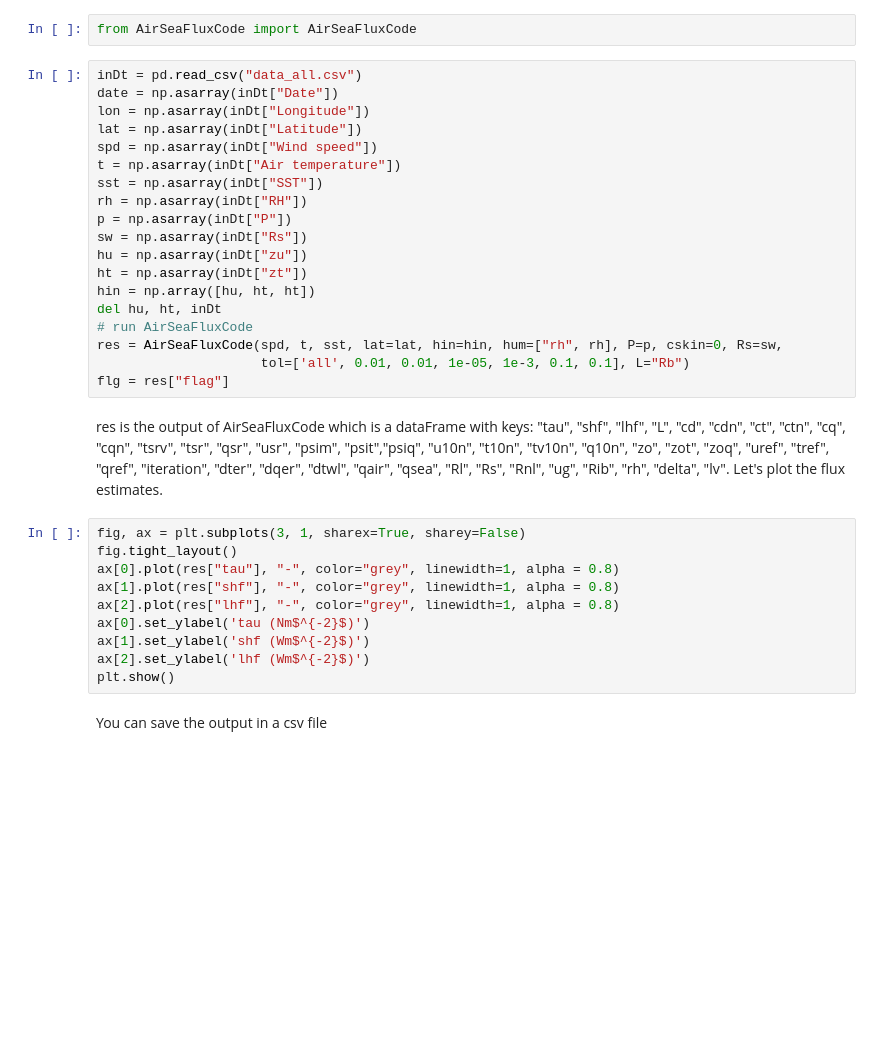
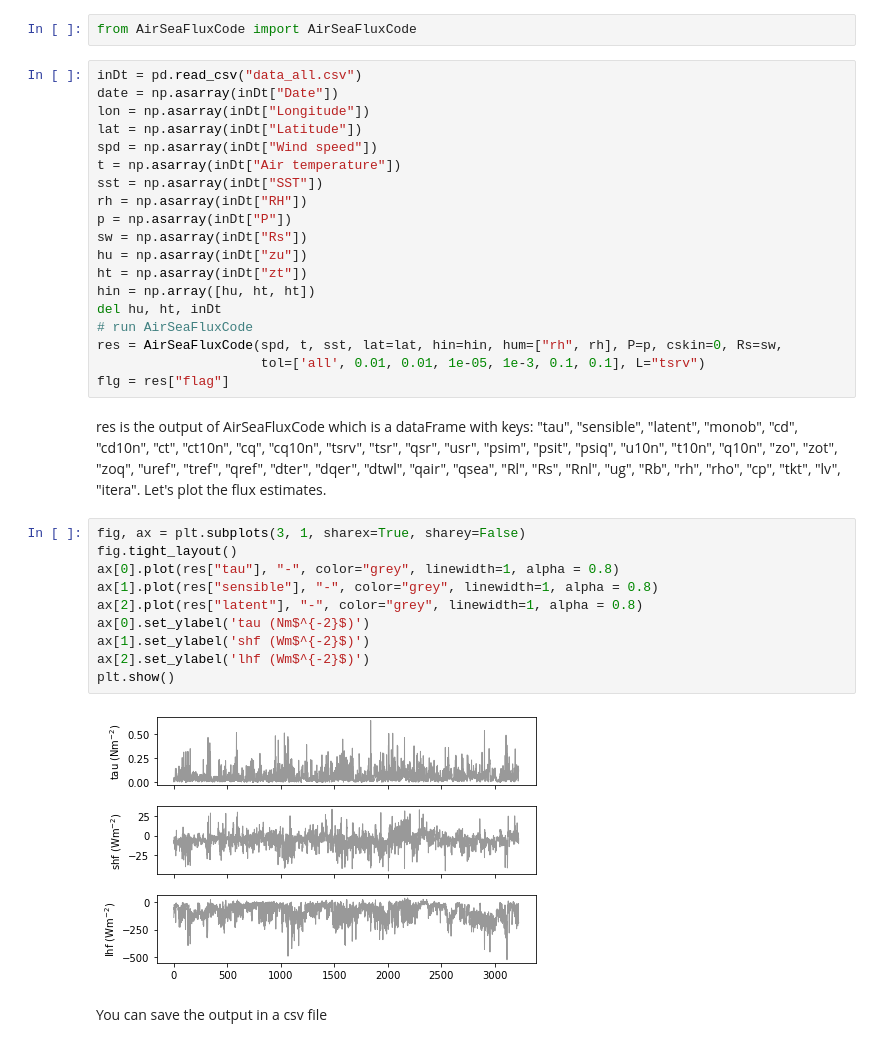
Before and after one commit to bobbyantonio/AirSeaFluxCode, a Jupyter notebook: Code/ASFC_notebook.ipynb, the cells around one changed output. Drawn from its saved outputs; the diff is of its cells as text; blank space fills up the shorter version.

```diff
--- a/Code/ASFC_notebook.ipynb
+++ b/Code/ASFC_notebook.ipynb
@@ -39,20 +39,22 @@ hin = np.array([hu, ht, ht])
 del hu, ht, inDt
 # run AirSeaFluxCode
 res = AirSeaFluxCode(spd, t, sst, lat=lat, hin=hin, hum=["rh", rh], P=p, cskin=0, Rs=sw,
-                     tol=['all', 0.01, 0.01, 1e-05, 1e-3, 0.1, 0.1], L="Rb")
+                     tol=['all', 0.01, 0.01, 1e-05, 1e-3, 0.1, 0.1], L="tsrv")
 flg = res["flag"]
 # %% [markdown]
-res is the output of AirSeaFluxCode which is a dataFrame with keys: "tau", "shf", "lhf", "L", "cd", "cdn", "ct", "ctn", "cq", "cqn", "tsrv", "tsr", "qsr", "usr", "psim", "psit","psiq", "u10n", "t10n", "tv10n", "q10n", "zo", "zot", "zoq", "uref", "tref", "qref", "iteration", "dter", "dqer", "dtwl", "qair", "qsea", "Rl", "Rs", "Rnl", "ug", "Rib", "rh", "delta", "lv". Let's plot the flux estimates.
+res is the output of AirSeaFluxCode which is a dataFrame with keys: "tau", "sensible", "latent", "monob", "cd", "cd10n", "ct", "ct10n", "cq", "cq10n", "tsrv", "tsr", "qsr", "usr", "psim", "psit", "psiq", "u10n", "t10n", "q10n", "zo", "zot", "zoq", "uref", "tref", "qref", "dter", "dqer", "dtwl", "qair", "qsea", "Rl", "Rs", "Rnl", "ug", "Rb", "rh", "rho", "cp", "tkt", "lv", "itera". Let's plot the flux estimates.
 # %%
 fig, ax = plt.subplots(3, 1, sharex=True, sharey=False)
 fig.tight_layout()
 ax[0].plot(res["tau"], "-", color="grey", linewidth=1, alpha = 0.8)
-ax[1].plot(res["shf"], "-", color="grey", linewidth=1, alpha = 0.8)
-ax[2].plot(res["lhf"], "-", color="grey", linewidth=1, alpha = 0.8)
+ax[1].plot(res["sensible"], "-", color="grey", linewidth=1, alpha = 0.8)
+ax[2].plot(res["latent"], "-", color="grey", linewidth=1, alpha = 0.8)
 ax[0].set_ylabel('tau (Nm$^{-2}$)')
 ax[1].set_ylabel('shf (Wm$^{-2}$)')
 ax[2].set_ylabel('lhf (Wm$^{-2}$)')
 plt.show()
+# %% [output]
+[figure, added]
 # %% [markdown]
 You can save the output in a csv file
 # %%
```
Also changed, not shown: parts of 1 cell of this notebook.
